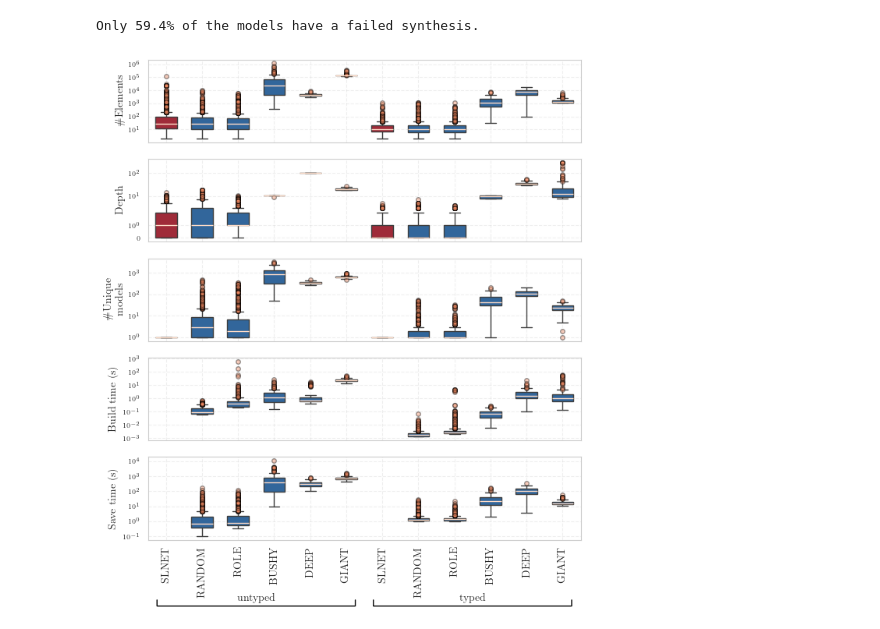
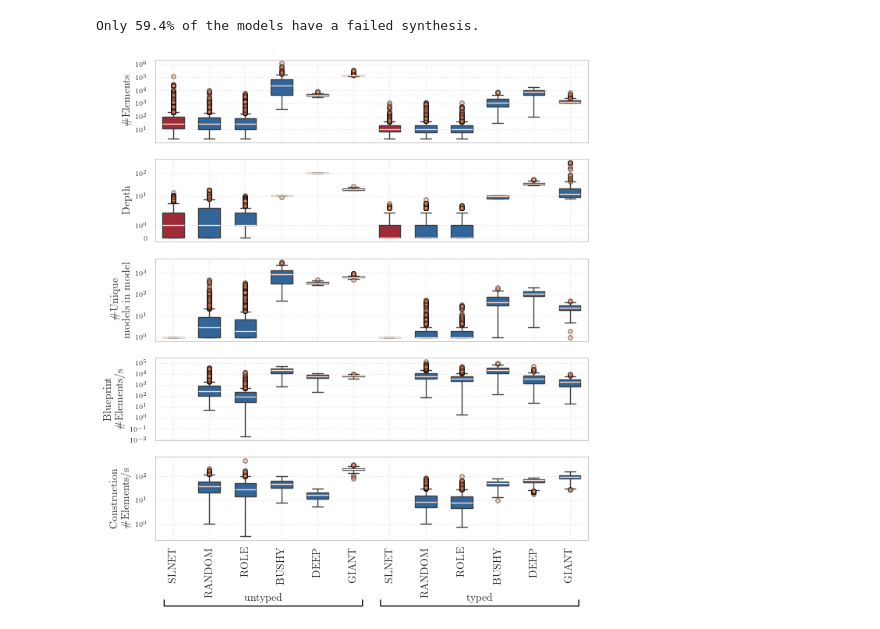
Before and after one commit to lanpirot/builder, a Jupyter notebook: plots/synth_results_plot.ipynb, the cells around one changed output. Cells and saved outputs as stored; diff of their text form; code cells hidden in the pictures.

```diff
--- a/plots/synth_results_plot.ipynb
+++ b/plots/synth_results_plot.ipynb
@@ -36,6 +36,9 @@ bad_models = df[df['save_time'].isna()]
 print(f"Only {len(bad_models)/len(df)*100:.3g}% of the models have a failed synthesis.")
 # %% [output]
 Only 59.4% of the models have a failed synthesis.
+# %%
+df['build_time'] = df['elements']/df['build_time']
+df['save_time'] = df['elements']/df['save_time']
 # %%
 # Constants
 BOX_WIDTH = 0.6
@@ -57,10 +60,10 @@ MODE_MAPPING = {
 }
 YLABEL_MAPPING = {
     "depth": "Depth",
-    "unique_models": "\\#Unique\nmodels",
+    "unique_models": "\\#Unique\nmodels in model",
     "unique_subsystems": "\\#Unique\nSubsystems",
-    "build_time": "Build time (s)",
-    "save_time": "Save time (s)",
+    "build_time": "Blueprint\n\\#Elements/s",
+    "save_time": "Construction\n\\#Elements/s",
     "elements": "\\#Elements",
     "subs": "\\#Subsystems"
 }
@@ -146,32 +149,32 @@ for i, metric in enumerate(metrics):
         plot_boxplot_group(ax, data, [c1_positions[j]], box_color, COLORS["median"], COLORS["outlier"])
 
 
     # Customize
     if i == len(metrics) - 1:
         ax.set_xticks(positions)
         ax.set_xticklabels(mode_labels, rotation=90, ha="center", fontsize=FONT_SIZE)
     else:
         ax.set_xticklabels([])
     ax.set_ylabel(YLABEL_MAPPING[metric])
     ax.tick_params(axis='y', labelsize=FONT_SIZE-4)
     ax.set_ylabel(YLABEL_MAPPING[metric], fontsize=FONT_SIZE)
     ax.set_yscale('log')
     if metric == "depth":
         ax.set_yscale('symlog')
     ax.grid(True, which="major", linestyle="--", alpha=0.3)
     if metric == "build_time":
-        ax.set_yticks([0.001,0.01,0.1,1,10,100,1000])
+        ax.set_yticks([0.01,0.1,1,10,100,1000,10000,100000])
         #ax.yaxis.set_major_locator(LogLocator(base=10, numticks=5))
 
 # Add brackets
 ax = axes[-1]
 add_group_bracket(ax, -0.3, 5.3, "untyped")
 add_group_bracket(ax, 5.7, 11.3, "typed")
 ax.set_xlim(-0.5, 11.5)
 
 # Save
 plt.tight_layout()
 plt.savefig("boxplot_panel.pdf", bbox_inches="tight", dpi=300)
 plt.show()
 # %% [output]
-[figure, old version]
+[figure, new version]
```
Also changed, not shown: 12 other files.
